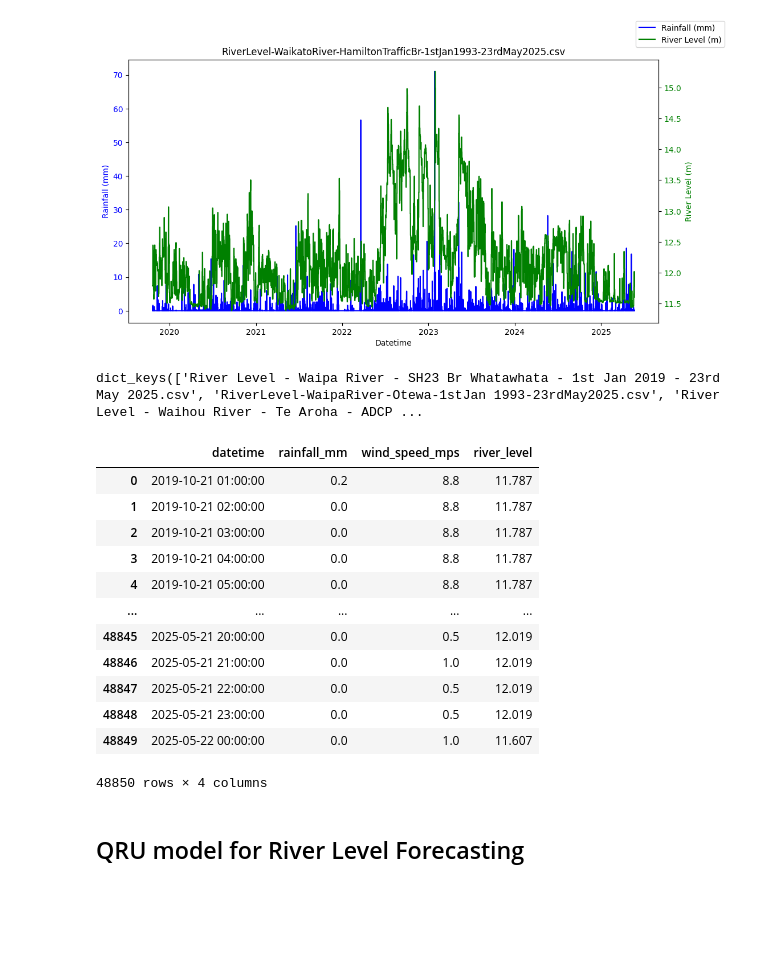
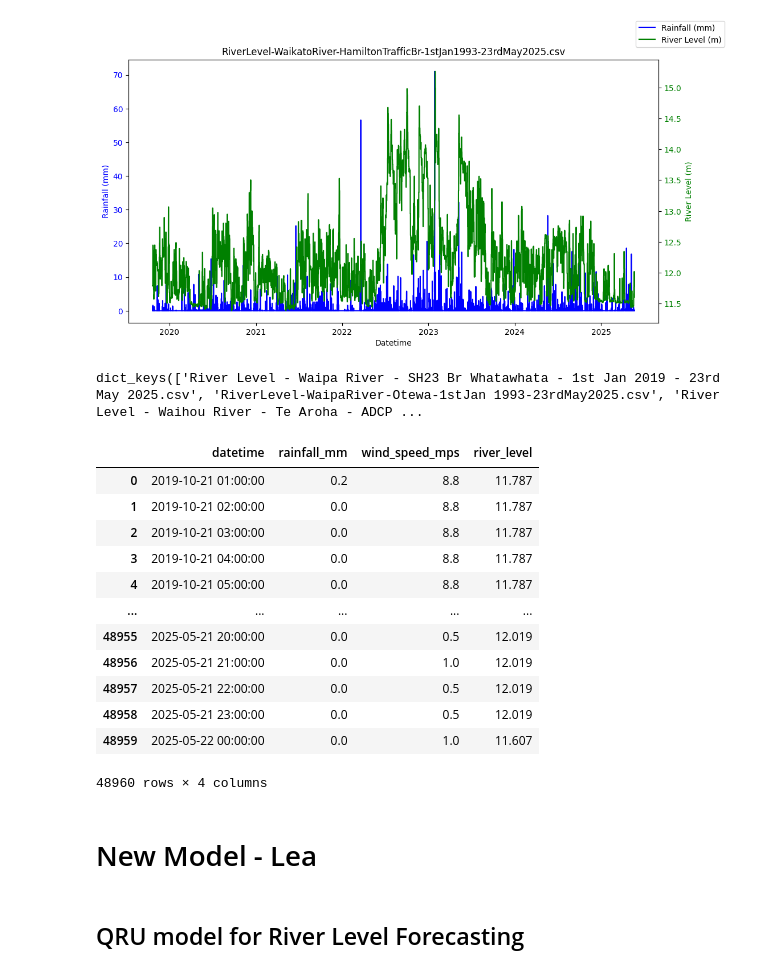
Before and after one commit to Sabarikirishwaran/DelphiQ, a Jupyter notebook: qic-wbc.ipynb, the cells around one changed output. Cells and saved outputs as stored; diff of their text form; code cells hidden in the pictures; blank space fills up the shorter version.

```diff
--- a/qic-wbc.ipynb
+++ b/qic-wbc.ipynb
@@ -88,13 +101,35 @@ import matplotlib.pyplot as plt
 import kagglehub
 from kagglehub import KaggleDatasetAdapter
 
+def impute_missing_with_average(series):
+    """
+    Impute missing values in a pandas Series by averaging the previous and next valid values.
+    """
+    series = series.copy()
+    nan_indices = series[series.isna()].index
+
+    for i in nan_indices:
+        prev_idx = series.index[series.index.get_loc(i) - 1] if series.index.get_loc(i) > 0 else None
+        next_idx = series.index[series.index.get_loc(i) + 1] if series.index.get_loc(i) < len(series) - 1 else None
+
+        prev_val = series[prev_idx] if prev_idx is not None else np.nan
+        next_val = series[next_idx] if next_idx is not None else np.nan
+
+        if not np.isnan(prev_val) and not np.isnan(next_val):
+            series.at[i] = (prev_val + next_val) / 2
+        elif not np.isnan(prev_val): # fallback
+            series.at[i] = prev_val
+        elif not np.isnan(next_val):
+            series.at[i] = next_val
+    return series
+
 
 def load_weather_data(folder_path='.', datetime_format='%d-%b-%Y %H:%M'):
     """
     Load all .csv weather files (rainfall/wind) in folder_path.
     """
     datasets = {}
-    # Expected headers
+    # headers
     expected_keywords = ['date', 'time', 'rain', 'wind']
 
     for file in glob(os.path.join(folder_path, '*.csv')):
@@ -140,12 +175,19 @@ def load_weather_data(folder_path='.', datetime_format='%d-%b-%Y %H:%M'):
                 if 'wind' in lc and 'speed' in lc:
                     rename_map[c] = 'wind_speed_mps'
             df.rename(columns=rename_map, inplace=True)
-            df['wind_speed_mps'] = df['wind_speed_mps'].replace({'VRB': None, 'NA': None, 'NaN': None})
+            df['wind_speed_mps'] = df['wind_speed_mps'].str.strip().replace({'VRB': np.nan, 'NA': np.nan, 'NaN': np.nan, 'na': np.nan})
 
             df = df[['datetime', 'rainfall_mm', 'wind_speed_mps']].copy()
-            df = df.dropna(subset=['datetime', 'rainfall_mm', 'wind_speed_mps'])
+
+            #Cast to numeric
             df['rainfall_mm'] = pd.to_numeric(df['rainfall_mm'], errors='coerce')
             df['wind_speed_mps'] = pd.to_numeric(df['wind_speed_mps'], errors='coerce')
+
+            #impute missing values
+            df['rainfall_mm'] = impute_missing_with_average(df['rainfall_mm'])
+            df['wind_speed_mps'] = impute_missing_with_average(df['wind_speed_mps'])
+
+            df = df.dropna(subset=['datetime', 'rainfall_mm', 'wind_speed_mps'])
 
             df = df.sort_values('datetime').reset_index(drop=True)
             start_date = pd.Timestamp('2019-10-21')
@@ -197,9 +239,12 @@ def load_river_level_data(folder_path='.', river_sites=None, datetime_format='%Y
                 df.drop(columns=['date', 'time', 'dt'], inplace=True)
 
             df['river_level'] = df['wlvalue'].astype(float)
+            # impute missing data
+            df['river_level'] = impute_missing_with_average(df['river_level'])
             df = df.dropna(subset=['datetime', 'river_level'])
             df = df[['datetime', 'river_level']].sort_values('datetime')
             df = df.set_index('datetime')
+
             #resample data hourly
             df = df.resample('h').ffill()
             print(f"River loaded: {name} ({len(df)} rows)")
@@ -215,7 +260,7 @@ def merge_weather_and_river(weather_df, river_df):
     weather_df = weather_df.copy()
     river_df = river_df.copy()
 
-    # Inner join on exact datetime match
+    # Inner join on datetime match
     merged = pd.merge(weather_df, river_df, on='datetime', how='inner')
 
     #print(f"Merged {len(merged)} rows on datetime match")
@@ -282,19 +327,22 @@ for key, df_merge in merged_data.items():
 [figure]
 # %%
 print(merged_data.keys())
+merged_data['RiverLevel-WaikatoRiver-HamiltonTrafficBr-1stJan1993-23rdMay2025.csv'].to_csv('hamilton_riverlevel.csv', index=False)
 merged_data['RiverLevel-WaikatoRiver-HamiltonTrafficBr-1stJan1993-23rdMay2025.csv']
 # %% [output]
 dict_keys(['River Level - Waipa River - SH23 Br Whatawhata - 1st Jan 2019 - 23rd May 2025.csv', 'RiverLevel-WaipaRiver-Otewa-1stJan 1993-23rdMay2025.csv', 'River Level - Waihou River - Te Aroha - ADCP ...
 |  | datetime | rainfall_mm | wind_speed_mps | river_level |
 | 0 | 2019-10-21 01:00:00 | 0.2 | 8.8 | 11.787 |
 | 1 | 2019-10-21 02:00:00 | 0.0 | 8.8 | 11.787 |
 | 2 | 2019-10-21 03:00:00 | 0.0 | 8.8 | 11.787 |
 | 3 | 2019-10-21 04:00:00 | 0.0 | 8.8 | 11.787 |
 | 4 | 2019-10-21 05:00:00 | 0.0 | 8.8 | 11.787 |
 | ... | ... | ... | ... | ... |
-| 48845 | 2025-05-21 20:00:00 | 0.0 | 0.5 | 12.019 |
-| 48846 | 2025-05-21 21:00:00 | 0.0 | 1.0 | 12.019 |
-| 48847 | 2025-05-21 22:00:00 | 0.0 | 0.5 | 12.019 |
-| 48848 | 2025-05-21 23:00:00 | 0.0 | 0.5 | 12.019 |
-| 48849 | 2025-05-22 00:00:00 | 0.0 | 1.0 | 11.607 |
+| 48955 | 2025-05-21 20:00:00 | 0.0 | 0.5 | 12.019 |
+| 48956 | 2025-05-21 21:00:00 | 0.0 | 1.0 | 12.019 |
+| 48957 | 2025-05-21 22:00:00 | 0.0 | 0.5 | 12.019 |
+| 48958 | 2025-05-21 23:00:00 | 0.0 | 0.5 | 12.019 |
+| 48959 | 2025-05-22 00:00:00 | 0.0 | 1.0 | 11.607 |
-48850 rows × 4 columns
+48960 rows × 4 columns
+# %% [markdown]
+# New Model - Lea
```
Also changed, not shown: parts of 33 cells of this notebook.
